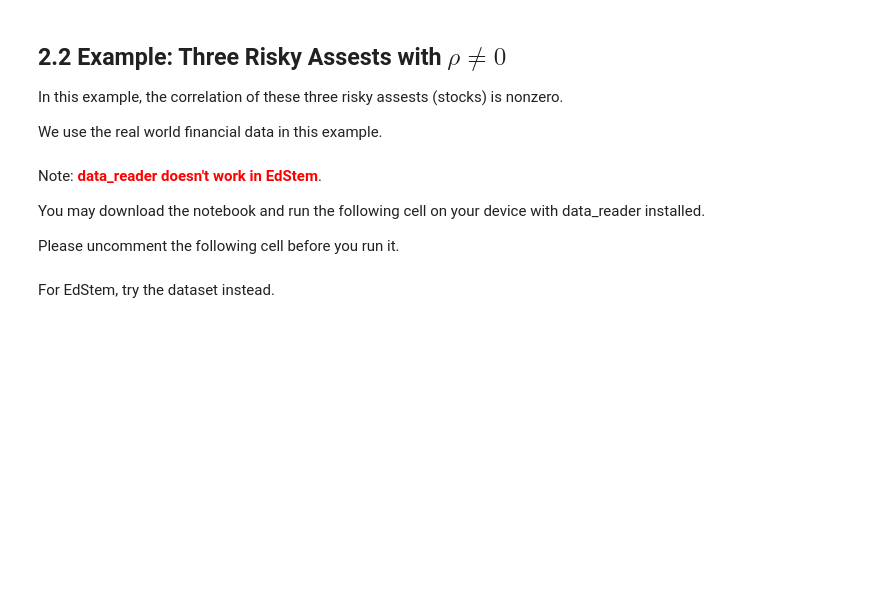
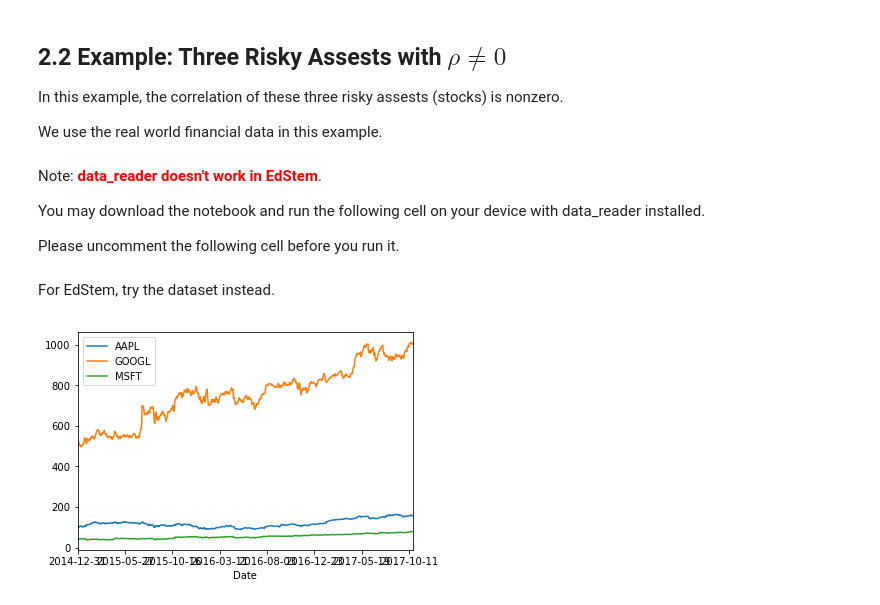
Before and after one commit to KieronMeagher/FinEcon, a Jupyter notebook: Risk and Monte Carlo Method.ipynb, the cells around one changed output. Drawn from its saved outputs; the diff is of its cells as text; code cells hidden in the pictures; blank space fills up the shorter version.

```diff
--- a/Risk and Monte Carlo Method.ipynb
+++ b/Risk and Monte Carlo Method.ipynb
@@ -496,3 +499,8 @@ data
+# %%
+df.plot()
+plt.show()
+# %% [output]
+[figure, added]
 # %%
 # generate returns of stock prices
 
```
Also changed, not shown: parts of 22 cells of this notebook.
